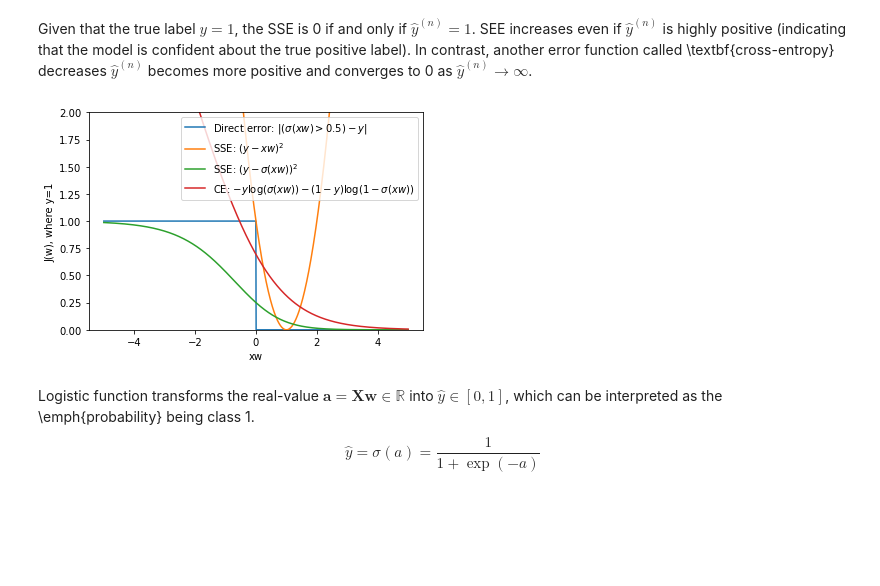
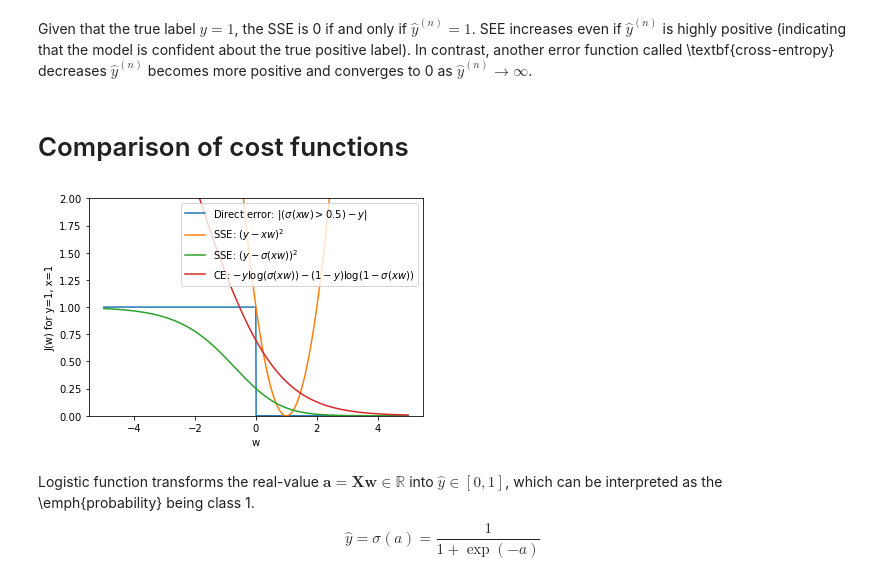
Before and after one commit to yueliyl/gec_intro2ml, a Jupyter notebook: LogisticRegression.ipynb, the cells around one changed output. Drawn from its saved outputs; the diff is of its cells as text; code cells hidden in the pictures; blank space fills up the shorter version.

```diff
--- a/LogisticRegression.ipynb
+++ b/LogisticRegression.ipynb
@@ -9,44 +19,32 @@ Given that the true label $y=1$, the SSE is 0 if and only if $\hat{y}^{(n)} = 1$
+# %% [markdown]
+# Comparison of cost functions
 # %%
-import numpy as np
-%matplotlib notebook
-%matplotlib inline
-import matplotlib.pyplot as plt
-from IPython.core.debugger import set_trace
-import warnings
-warnings.filterwarnings('ignore')
-
-# import random
-# random.seed(551)
-
-np.random.seed(1234)
-
-
-xw = np.linspace(-5,5,1000)
+xw = np.linspace(-5,5,1000) # assume x = 1 and changing w
 y_true = np.ones(len(xw))
 
 sse_xw = (xw-y_true)**2
 
 p = 1/(1+np.exp(-xw))
 ce = -y_true * np.log(p) # cross-entropy
 
 sse_yh = (p-y_true)**2
 
 misc = (p > 0.5) != y_true # absolute error
 
 plt.clf()
 
 plt.plot(xw, misc, "-", label="Direct error: $|(\sigma(xw) > 0.5) - y|$")
 plt.plot(xw, sse_xw, "-", label="SSE: $(y-xw)^2$")
 plt.plot(xw, sse_yh, "-", label="SSE: $(y-\sigma(xw))^2$")
 plt.plot(xw, ce, "-", label="CE: $-y\log(\sigma(xw)) - (1-y)\log(1-\sigma(xw))$")
-plt.xlabel("xw")
-plt.ylabel("J(w), where y=1")
+plt.xlabel("w")
+plt.ylabel("J(w) for y=1, x=1")
 plt.legend()
 plt.ylim((0,2))
 # plt.show()
 plt.savefig('loss_functions.png', bbox_inches="tight", dpi=300)
 # %% [output]
-[figure, old version]
+[figure, new version]
 # %% [markdown]
 Logistic function transforms the real-value $\mathbf{a}=\mathbf{X}\mathbf{w} \in \mathbb{R}$ into $\hat{y} \in [0,1]$, which can be interpreted as the \emph{probability} being class 1.
 	\begin{equation}
```
Also changed, not shown: parts of 2 cells of this notebook, 1 other file.
